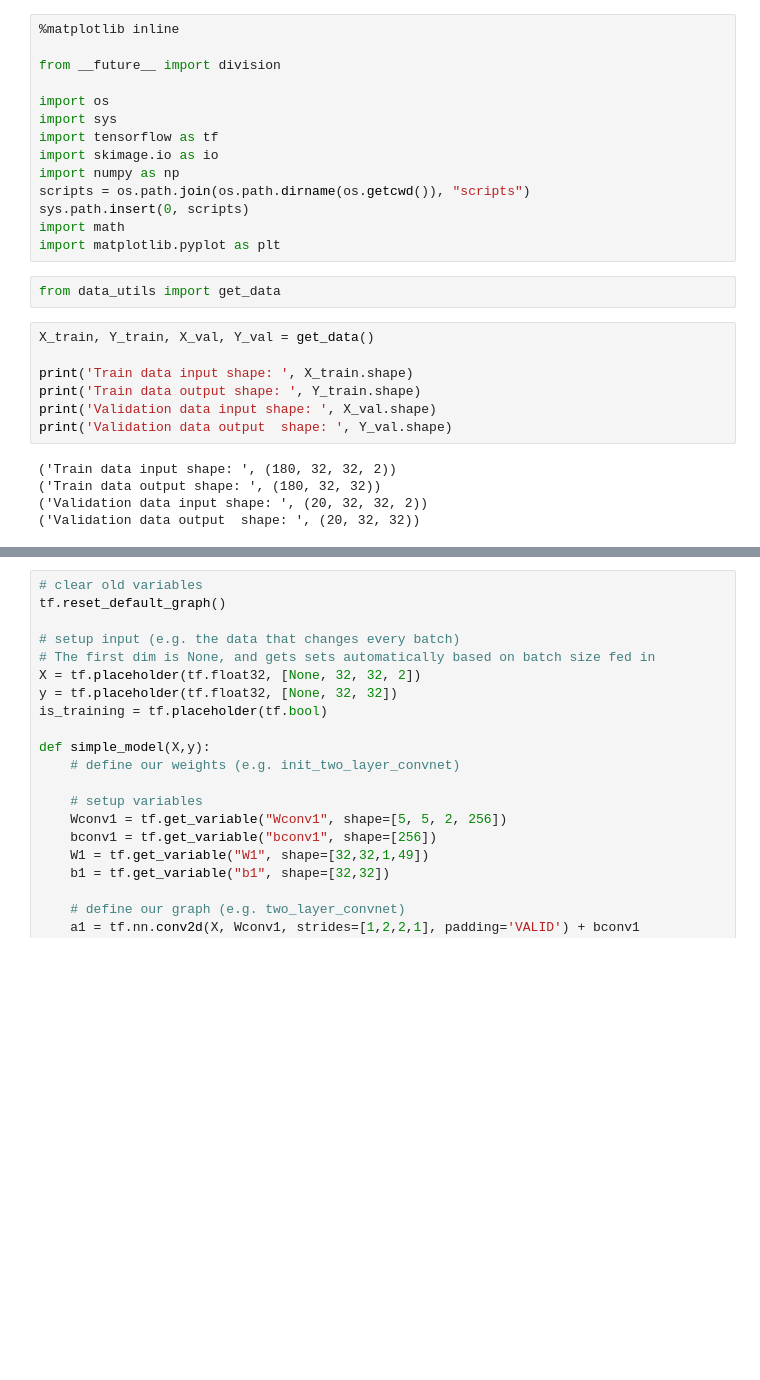
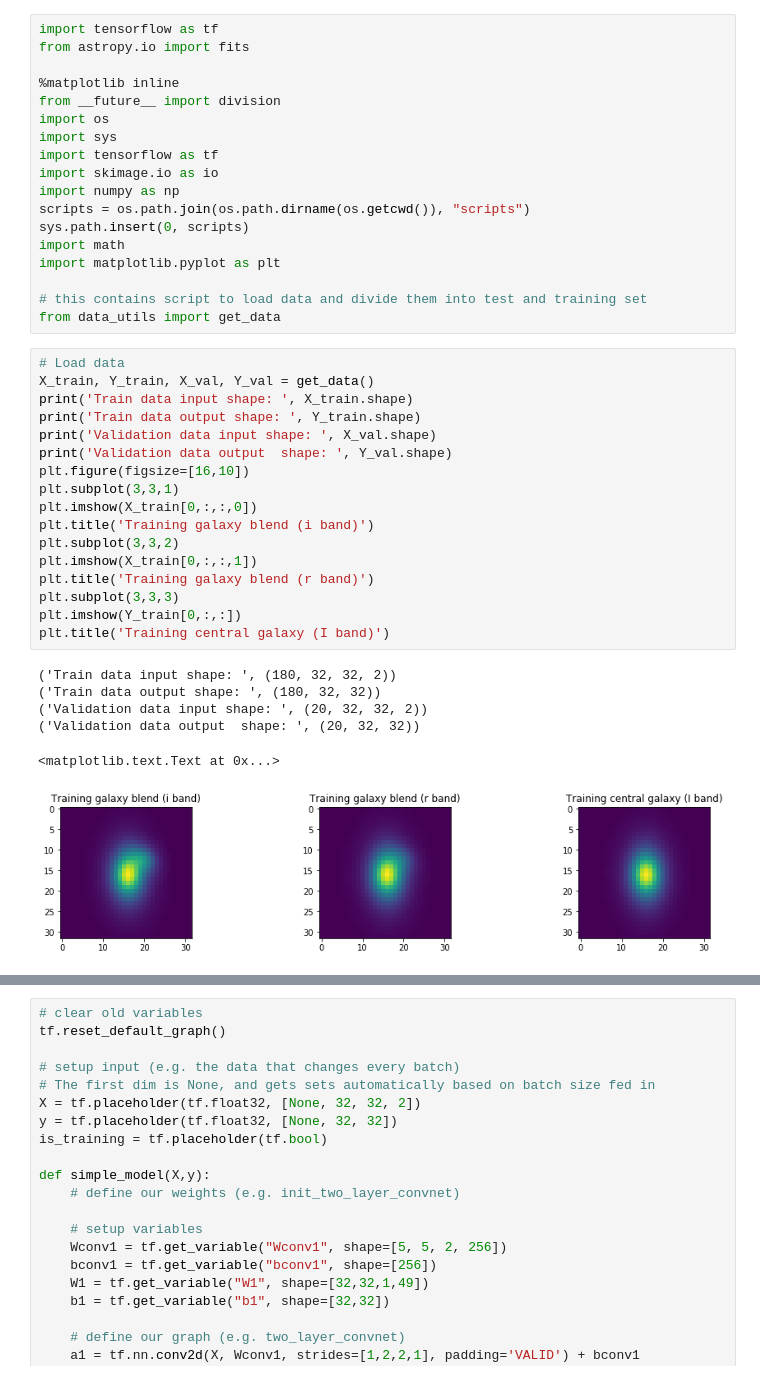
Before and after one commit to sowmyakth/NN_blend, a Jupyter notebook: notebooks/test_cnn.ipynb, the cells around one changed output, grey strips where cells are left out. Saved outputs shown, nothing was run; the diff lists cells and outputs as text; blank space fills up the shorter version.

```diff
--- a/notebooks/test_cnn.ipynb
+++ b/notebooks/test_cnn.ipynb
@@ -3,8 +8,9 @@ import tensorflow as tf
 # %%
+import tensorflow as tf
+from astropy.io import fits
+
 %matplotlib inline
-
 from __future__ import division
-
 import os
 import sys
 import tensorflow as tf
@@ -14,17 +20,30 @@ scripts = os.path.join(os.path.dirname(os.getcwd()), "scripts")
 sys.path.insert(0, scripts)
 import math
 import matplotlib.pyplot as plt
+
+# this contains script to load data and divide them into test and training set
+from data_utils import get_data
-# %%
-from data_utils import get_data
 # %%
+# Load data
 X_train, Y_train, X_val, Y_val = get_data()
-
 print('Train data input shape: ', X_train.shape)
 print('Train data output shape: ', Y_train.shape)
 print('Validation data input shape: ', X_val.shape)
 print('Validation data output  shape: ', Y_val.shape)
+plt.figure(figsize=[16,10])
+plt.subplot(3,3,1)
+plt.imshow(X_train[0,:,:,0])
+plt.title('Training galaxy blend (i band)')
+plt.subplot(3,3,2)
+plt.imshow(X_train[0,:,:,1])
+plt.title('Training galaxy blend (r band)')
+plt.subplot(3,3,3)
+plt.imshow(Y_train[0,:,:])
+plt.title('Training central galaxy (I band)')
 # %% [output]
 ('Train data input shape: ', (180, 32, 32, 2))
 ('Train data output shape: ', (180, 32, 32))
 ('Validation data input shape: ', (20, 32, 32, 2))
 ('Validation data output  shape: ', (20, 32, 32))
+<matplotlib.text.Text at 0x...>
+[figure, added]
```
Also changed, not shown: parts of 21 cells of this notebook.
